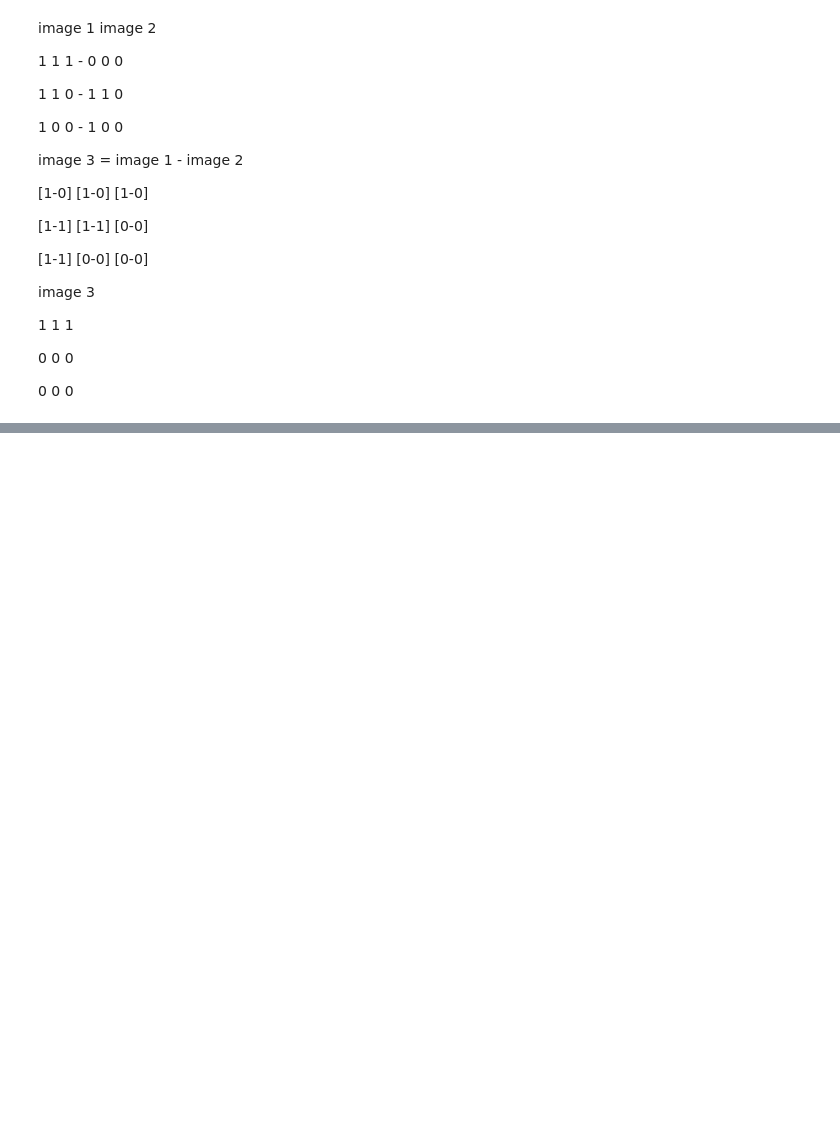
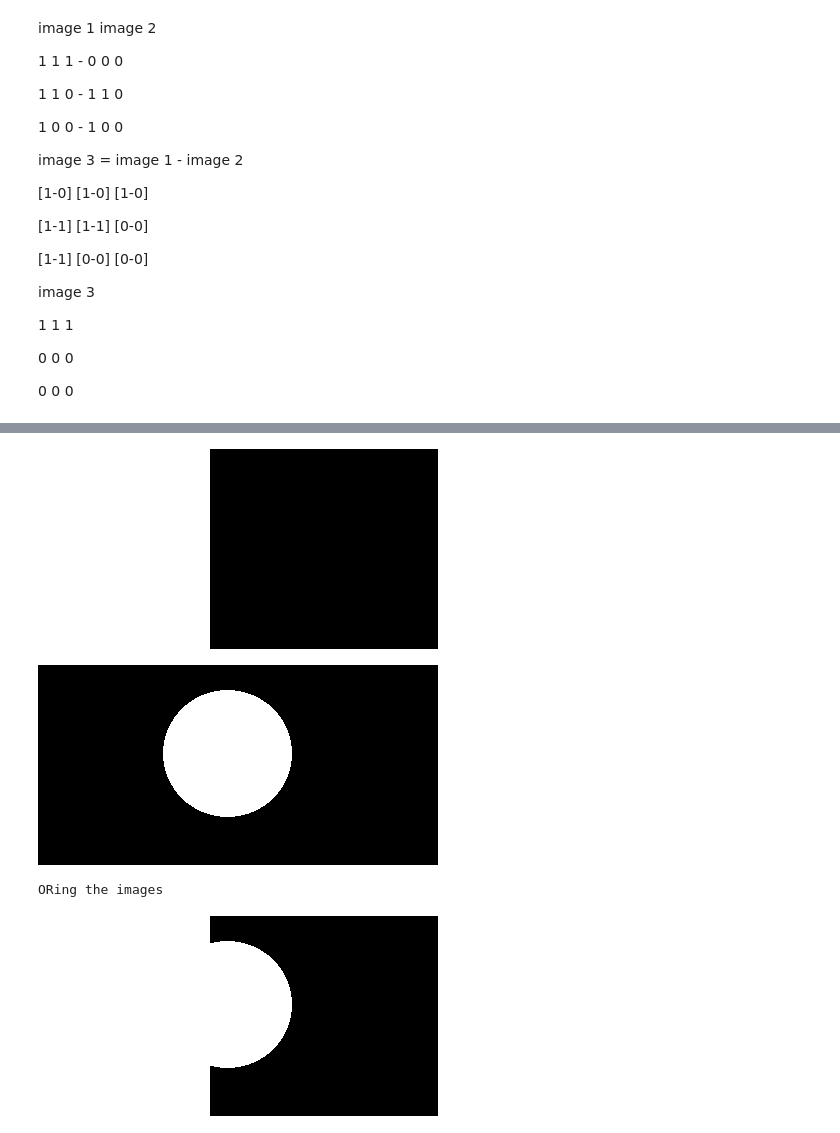
Before and after one commit to a-forty-two/cylons, a Jupyter notebook: 05_Image_Processing.ipynb, the cells around one changed output, grey strips where cells are left out. Drawn from its saved outputs; the diff is of its cells as text; code cells hidden in the pictures; blank space fills up the shorter version.

```diff
--- a/05_Image_Processing.ipynb
+++ b/05_Image_Processing.ipynb
@@ -86,0 +112,22 @@ image 3
+# %%
+import cv2
+import numpy as np
+
+from google.colab.patches import cv2_imshow # Only on Google Colab
+
+i1 = cv2.imread('bg3.png')
+i2 = cv2.imread('bg4.png')
+
+i_or = cv2.bitwise_or(i2, i1, mask=None)
+cv2_imshow(i1)
+cv2_imshow(i2)
+print('ORing the images')
+cv2_imshow(i_or)
+
+if cv2.waitKey(0) & 0xff == 27: # GARBAGE cleaning from memory
+  cv2.destroyAllWindows()
+# %% [output]
+[figure, added]
+[figure, added]
+ORing the images
+[figure, added]
```
Also changed, not shown: parts of 3 cells of this notebook.
